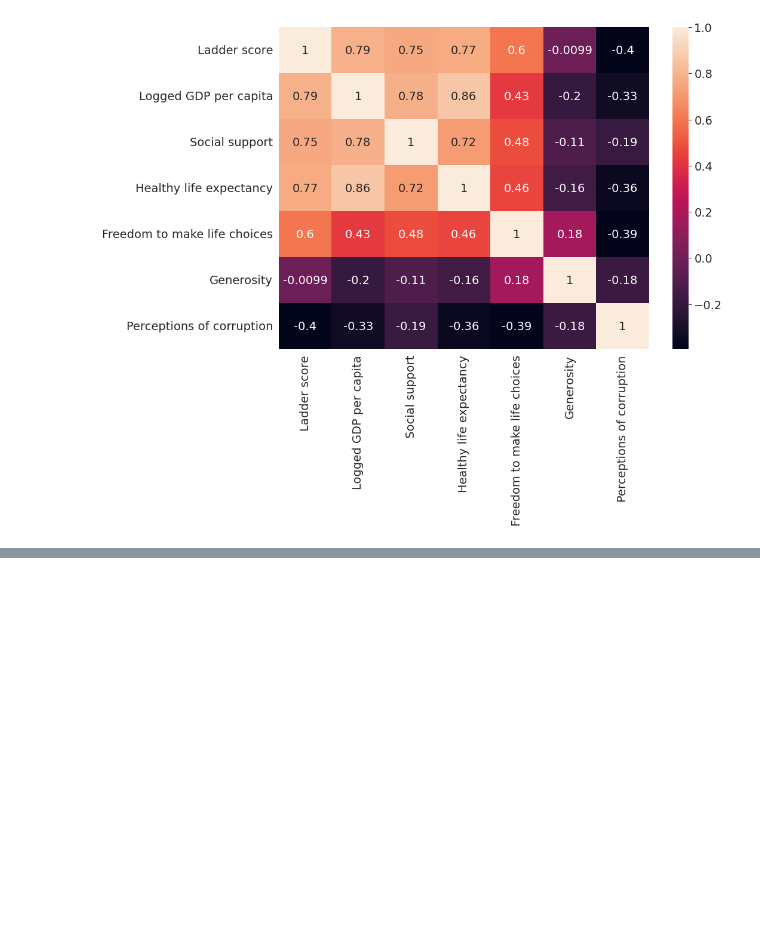
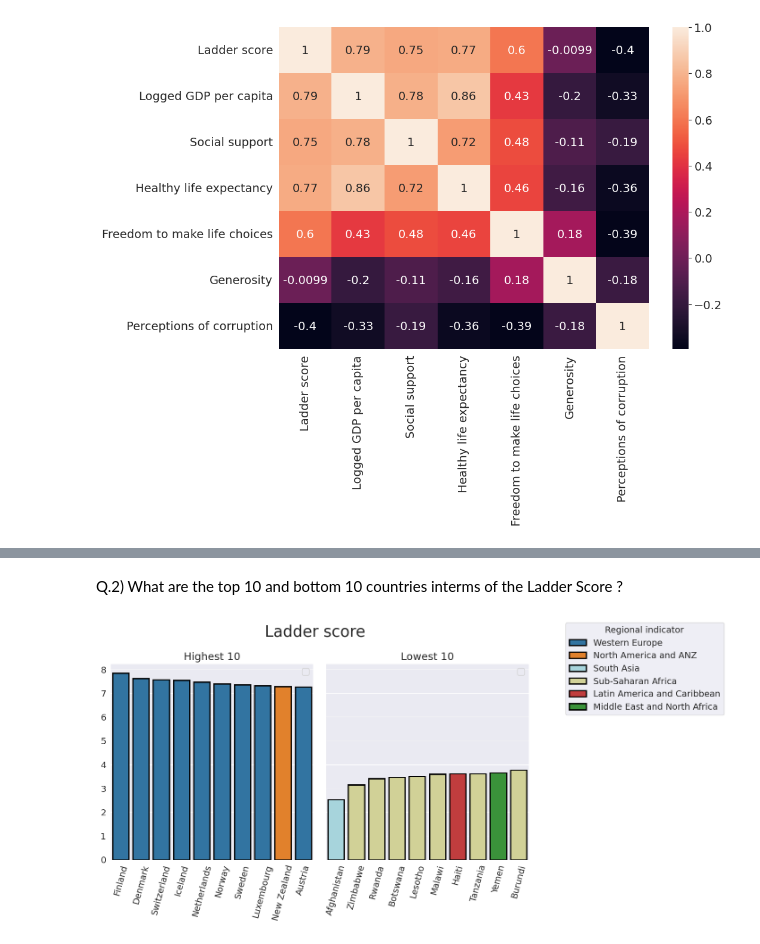
Before and after one commit to ameya932/World-Happiness-Report, a Jupyter notebook: World_Happiness_Report.ipynb, the cells around one changed output, grey strips where cells are left out. Saved outputs shown, nothing was run; the diff lists cells and outputs as text; code cells hidden in the pictures; blank space fills up the shorter version.

```diff
--- a/World_Happiness_Report.ipynb
+++ b/World_Happiness_Report.ipynb
@@ -186,0 +194,43 @@ plt.show()
+# %% [markdown]
+Q.2) What are the top 10 and bottom 10 countries interms of the Ladder Score ?
+# %%
+def barplot_top_bottom(data,y,c,n,shared_axis=True):
+    data = data[data[y].notna()].loc[:,[y,c]]
+    data.sort_values(y, ascending=False, inplace=True)
+    x1,y1,z1=data.index[:n], data[y].head(n), data[c].head(n)
+    x2,y2,z2 =data.index[:-(n+1):-1], data[y][:-(n+1):-1].head(n), data[c][:-(n+1):-1].head(n)
+    rot = 75
+    if n>10:
+        x1, y1=y1, x1
+        x2, y2=y2, x2
+        rot = 0
+
+    if(shared_axis):
+        fig,ax = plt.subplots(1,2,figsize=(10,7), sharey=(lambda : True if n<=10 else False)(), sharex=(lambda : True if n>10 else False)())
+        fig.suptitle(y, fontsize = 25)
+    else:
+        fig,ax = plt.subplots(1,2,figsize=(10,7))
+        fig.suptitle(f"{y} : {c}",fontsize = 25)
+
+    cmap = plt.get_cmap('tab20')
+    names = data[c].unique()
+    colors = cmap(np.linspace(0, 1, len(names)))
+    palette =dict(zip(names,colors))
+
+    p1=sns.barplot(x=x1, y=y1, data=data, hue=z1, dodge=False, palette=palette, ax=ax[0], ec='k', lw=2)
+    p1.xaxis.set_tick_params(rotation=rot)
+    p1.set(xlabel=None,ylabel=None,title=f'Highest {n}')
+    p1.legend([])
+
+    p2=sns.barplot(x=x2, y=y2, data=data, hue=z2, dodge=False, palette=palette, ax=ax[1], ec='k', lw=2)
+    p2.xaxis.set_tick_params(rotation=rot)
+    p2.set(xlabel=None, ylabel=None, title=f'Lowest {n}')
+    p2.legend([])
+
+    labels_handles = {label: handle for ax in fig.axes for handle, label in zip(*ax.get_legend_handles_labels())}
+    fig.legend(labels_handles.values(), labels_handles.keys(), bbox_to_anchor=(1.05, 1), loc='upper left',title=c)
+    fig.tight_layout()
+# %%
+barplot_top_bottom(report, 'Ladder score', 'Regional indicator', 10)
+# %% [output]
+[figure, added]
```
Also changed, not shown: parts of 9 cells of this notebook.
